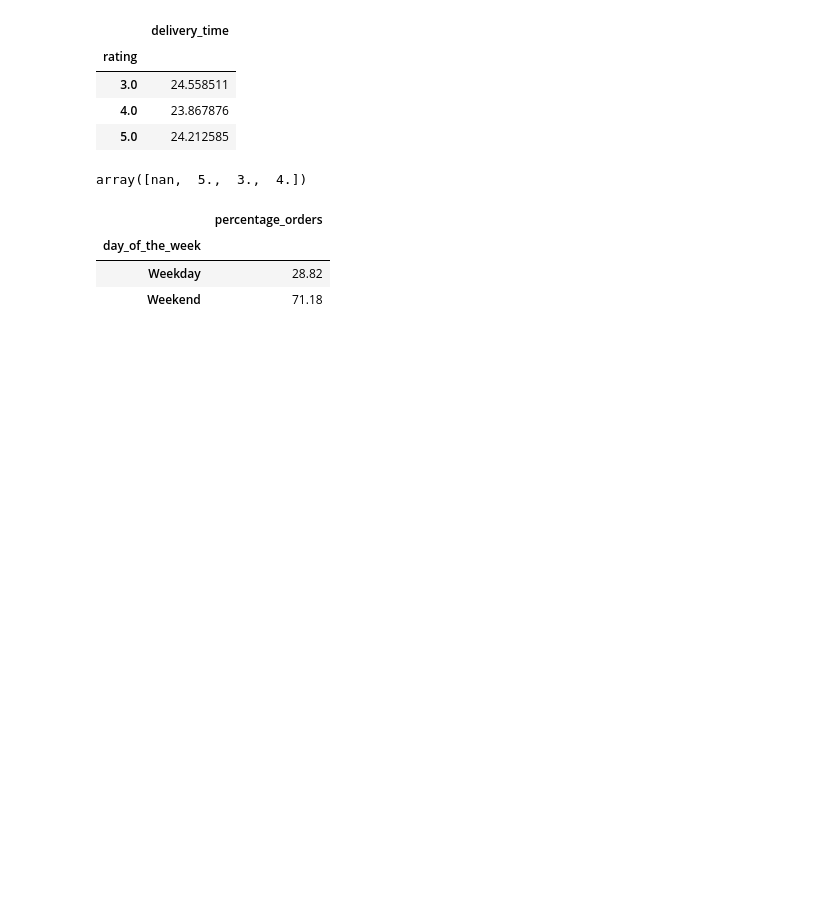
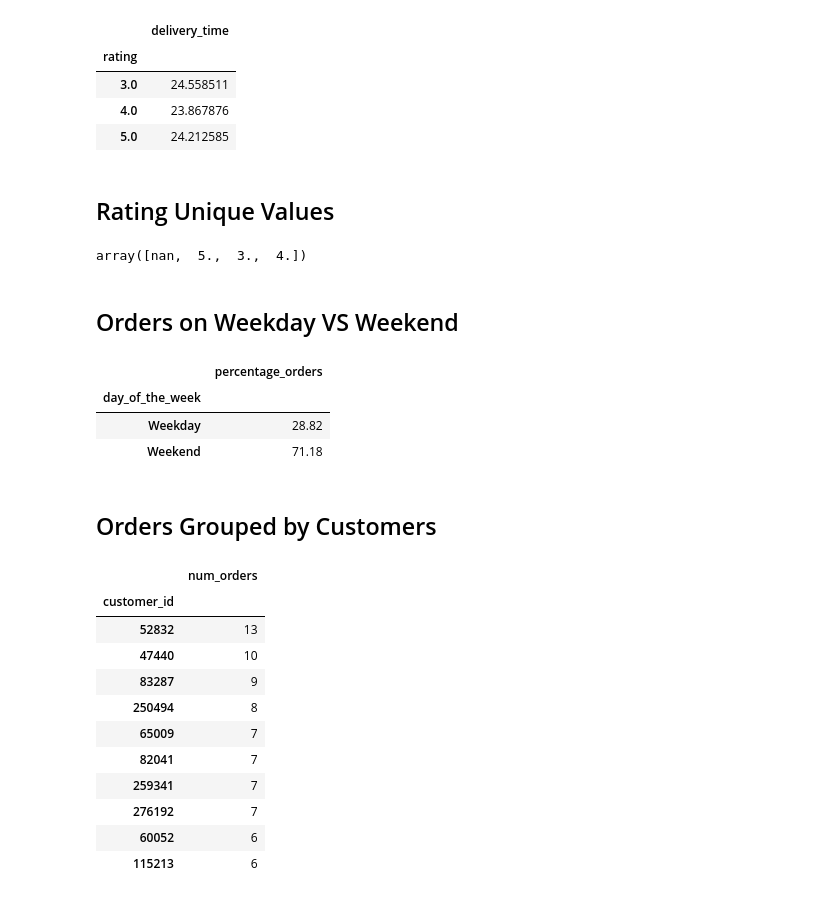
Before and after one commit to MausVII/nyc_restaurants_pandas_exploration, a Jupyter notebook: exploration.ipynb, the cells around one changed output. Cells and saved outputs as stored; diff of their text form; code cells hidden in the pictures; blank space fills up the shorter version.

```diff
--- a/exploration.ipynb
+++ b/exploration.ipynb
@@ -196,10 +206,14 @@ rating_delivery_time
 | 3.0 | 24.558511 |
 | 4.0 | 23.867876 |
 | 5.0 | 24.212585 |
+# %% [markdown]
+## Rating Unique Values
 # %%
 df['rating'].unique()
 # %% [output]
 array([nan,  5.,  3.,  4.])
+# %% [markdown]
+## Orders on Weekday VS Weekend
 # %%
 weekday_weekend = df
 weekday_weekend = weekday_weekend.groupby('day_of_the_week')[['order_id']].count().rename(columns={'order_id': 'num_orders'})
@@ -212,3 +226,23 @@ weekday_weekend
 | day_of_the_week |  |
 | Weekday | 28.82 |
 | Weekend | 71.18 |
+# %% [markdown]
+## Orders Grouped by Customers
+# %%
+top_customers = df
+top_customers = top_customers.groupby('customer_id').count()[['order_id']].sort_values('order_id', ascending=False)
+top_customers = top_customers.rename(columns={'order_id': 'num_orders'})
+top_customers.head(10)
+# %% [output]
+|  | num_orders |
+| customer_id |  |
+| 52832 | 13 |
+| 47440 | 10 |
+| 83287 | 9 |
+| 250494 | 8 |
+| 65009 | 7 |
+| 82041 | 7 |
+| 259341 | 7 |
+| 276192 | 7 |
+| 60052 | 6 |
+| 115213 | 6 |
```
Also changed, not shown: parts of 8 cells of this notebook.
